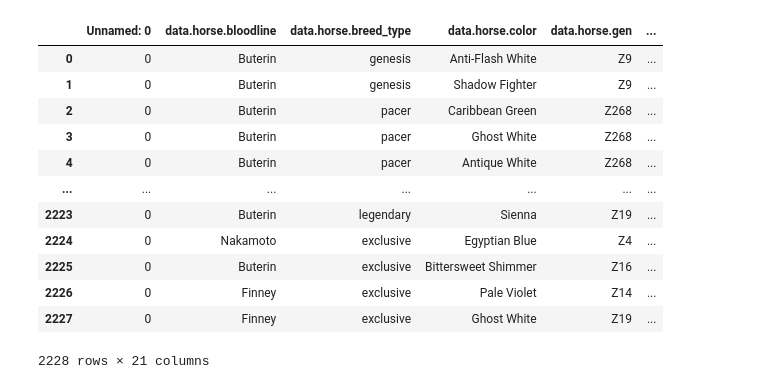
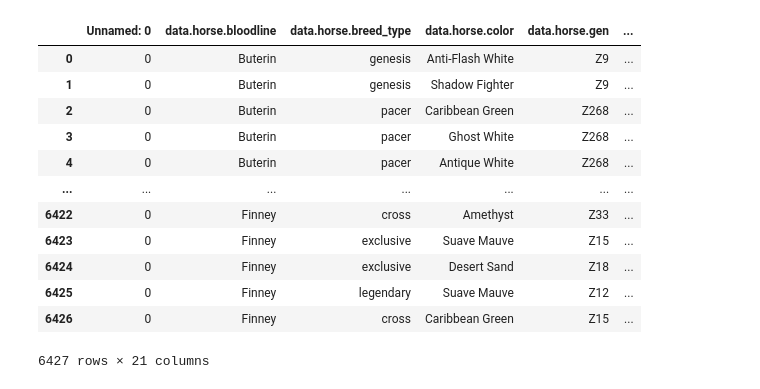
Before and after one commit to ThoroughZed-Analytics/Thoroughzed, a Jupyter notebook: app/dashboard_notebook.ipynb, the cells around one changed output. Saved outputs shown, nothing was run; the diff lists cells and outputs as text; code cells hidden in the pictures.

```diff
--- a/app/dashboard_notebook.ipynb
+++ b/app/dashboard_notebook.ipynb
@@ -12,18 +32,17 @@ import hvplot.pandas
 # %%
-
-df = pd.read_csv("data/master_data/all_horse_meta_oliver.csv")
+df = pd.read_csv("https://raw.githubusercontent.com/ThoroughZed-Analytics/Thoroughzed/dev/data/master_data/all_horse_meta_oliver_6k.csv")
 df
 # %% [output]
 |  | Unnamed: 0 | data.horse.bloodline | data.horse.breed_type | data.horse.color | data.horse.gen | ... |
 | 0 | 0 | Buterin | genesis | Anti-Flash White | Z9 | ... |
 | 1 | 0 | Buterin | genesis | Shadow Fighter | Z9 | ... |
 | 2 | 0 | Buterin | pacer | Caribbean Green | Z268 | ... |
 | 3 | 0 | Buterin | pacer | Ghost White | Z268 | ... |
 | 4 | 0 | Buterin | pacer | Antique White | Z268 | ... |
 | ... | ... | ... | ... | ... | ... | ... |
-| 2223 | 0 | Buterin | legendary | Sienna | Z19 | ... |
-| 2224 | 0 | Nakamoto | exclusive | Egyptian Blue | Z4 | ... |
-| 2225 | 0 | Buterin | exclusive | Bittersweet Shimmer | Z16 | ... |
-| 2226 | 0 | Finney | exclusive | Pale Violet | Z14 | ... |
-| 2227 | 0 | Finney | exclusive | Ghost White | Z19 | ... |
+| 6422 | 0 | Finney | cross | Amethyst | Z33 | ... |
+| 6423 | 0 | Finney | exclusive | Suave Mauve | Z15 | ... |
+| 6424 | 0 | Finney | exclusive | Desert Sand | Z18 | ... |
+| 6425 | 0 | Finney | legendary | Suave Mauve | Z12 | ... |
+| 6426 | 0 | Finney | cross | Caribbean Green | Z15 | ... |
-2228 rows × 21 columns
+6427 rows × 21 columns
```
Also changed, not shown: parts of 9 cells of this notebook, 3 other files.
